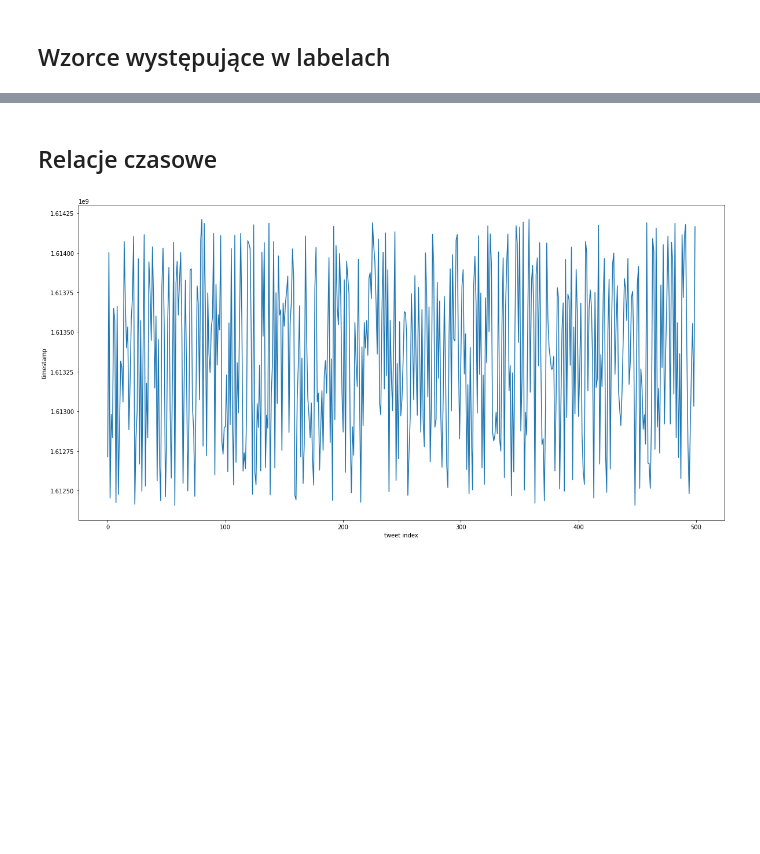
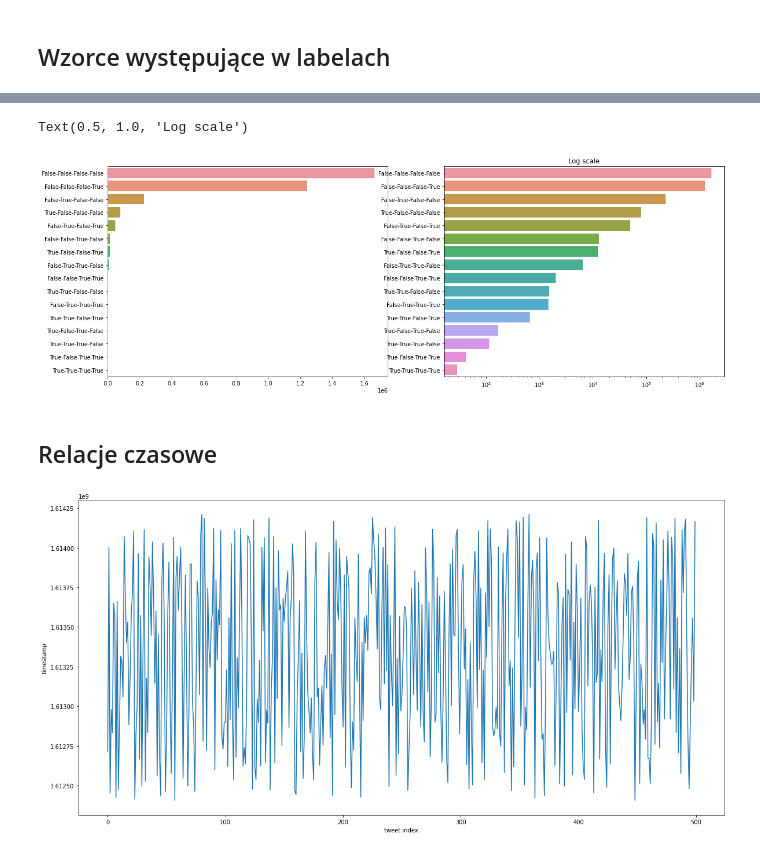
Before and after one commit to sunmic/RecSys2021, a Jupyter notebook: Colab_EDA.ipynb, the cells around one changed output, grey strips where cells are left out. Cells and saved outputs as stored; diff of their text form; code cells hidden in the pictures; blank space fills up the shorter version.

```diff
--- a/Colab_EDA.ipynb
+++ b/Colab_EDA.ipynb
@@ -156,3 +106,12 @@ dtype: int64
+# %%
+fig, ax = plt.subplots(1,2, figsize=(20,7))
+bp = sns.barplot(label_patterns,label_patterns.index, orient='h', ax=ax[0])
+bp = sns.barplot(label_patterns,label_patterns.index, orient='h', ax=ax[1])
+bp.set_xscale("log")
+bp.set_title("Log scale")
+# %% [output]
+Text(0.5, 1.0, 'Log scale')
+[figure, added]
 # %% [markdown]
 ## Relacje czasowe
 # %%
```
Also changed, not shown: parts of 8 cells of this notebook, 1 other file.
